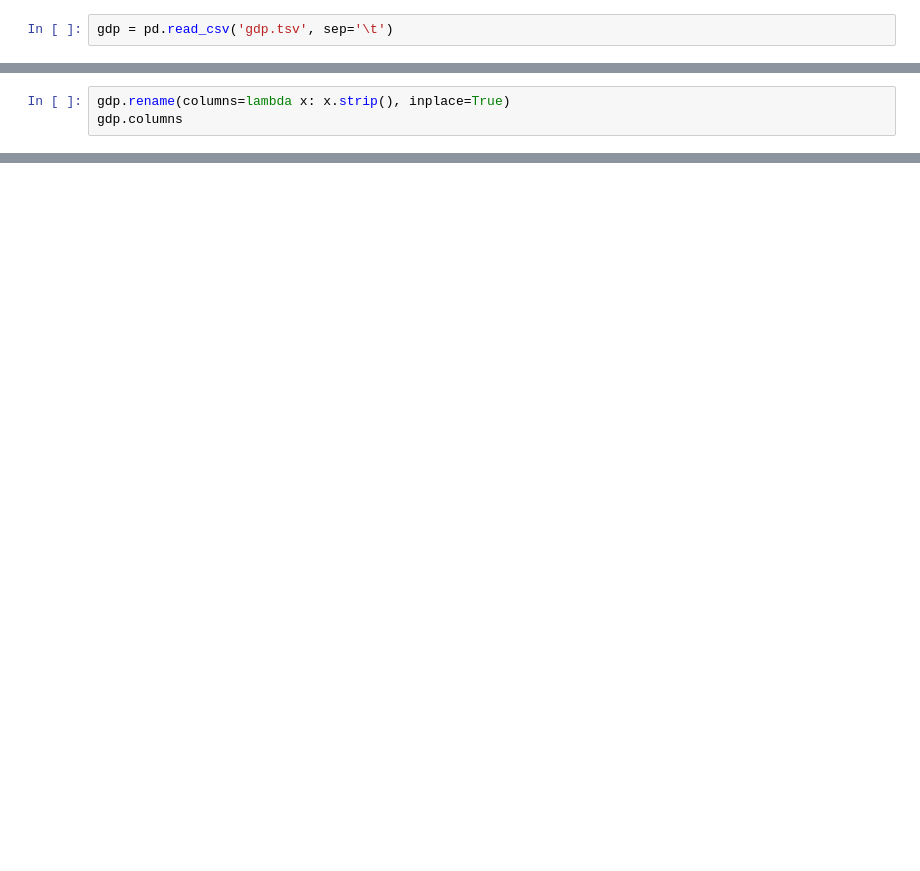
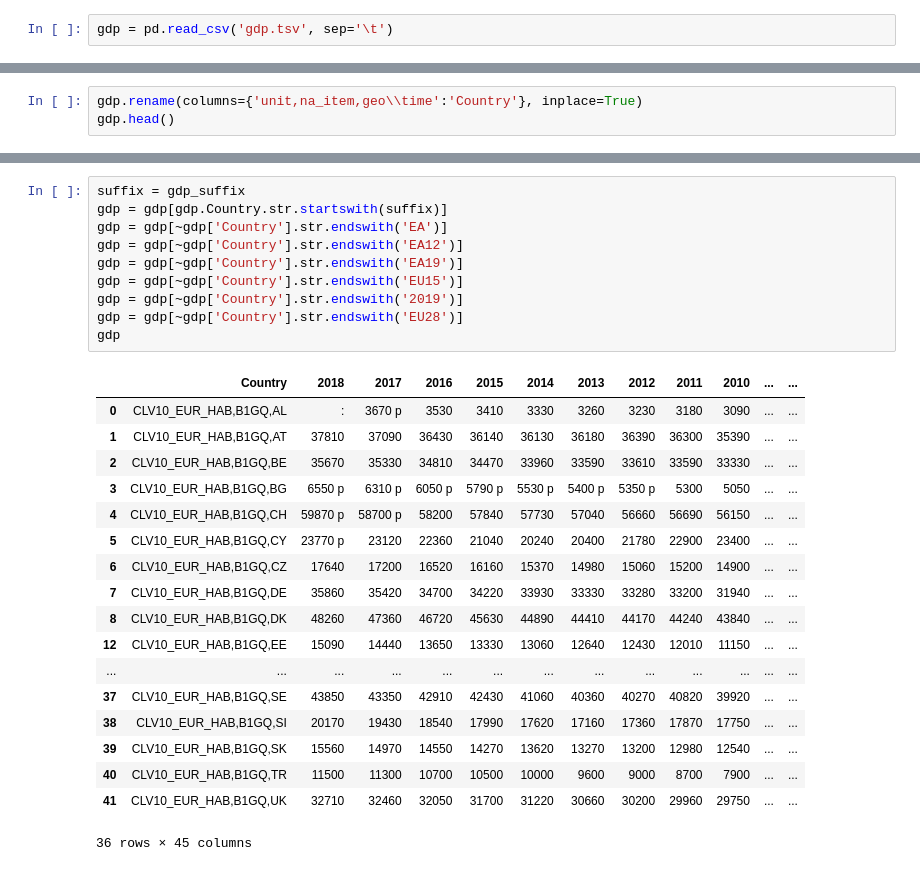
Before and after one commit to mateuszskiba/artificial-life1, a Jupyter notebook: Data/Data - EU countries.ipynb, the cells around one changed output, grey strips where cells are left out. Cells and saved outputs as stored; diff of their text form; blank space fills up the shorter version.

```diff
--- a/Data/Data - EU countries.ipynb
+++ b/Data/Data - EU countries.ipynb
@@ -54,4 +134,4 @@ gdp.head()
 # %%
-gdp.rename(columns=lambda x: x.strip(), inplace=True)
-gdp.columns
+gdp.rename(columns={'unit,na_item,geo\\time':'Country'}, inplace=True)
+gdp.head()
 # %% [output]
@@ -60,0 +145,29 @@ Index(['na_item,ppp_cat,geo\time', '2007', '2008', '2009', '2010', '2011',
+# %%
+suffix = gdp_suffix
+gdp = gdp[gdp.Country.str.startswith(suffix)]
+gdp = gdp[~gdp['Country'].str.endswith('EA')]
+gdp = gdp[~gdp['Country'].str.endswith('EA12')]
+gdp = gdp[~gdp['Country'].str.endswith('EA19')]
+gdp = gdp[~gdp['Country'].str.endswith('EU15')]
+gdp = gdp[~gdp['Country'].str.endswith('2019')]
+gdp = gdp[~gdp['Country'].str.endswith('EU28')]
+gdp
+# %% [output]
+|  | Country | 2018 | 2017 | 2016 | 2015 | 2014 | 2013 | 2012 | 2011 | 2010 | ... | ... |
+| 0 | CLV10_EUR_HAB,B1GQ,AL | : | 3670 p | 3530 | 3410 | 3330 | 3260 | 3230 | 3180 | 3090 | ... | ... |
+| 1 | CLV10_EUR_HAB,B1GQ,AT | 37810 | 37090 | 36430 | 36140 | 36130 | 36180 | 36390 | 36300 | 35390 | ... | ... |
+| 2 | CLV10_EUR_HAB,B1GQ,BE | 35670 | 35330 | 34810 | 34470 | 33960 | 33590 | 33610 | 33590 | 33330 | ... | ... |
+| 3 | CLV10_EUR_HAB,B1GQ,BG | 6550 p | 6310 p | 6050 p | 5790 p | 5530 p | 5400 p | 5350 p | 5300 | 5050 | ... | ... |
+| 4 | CLV10_EUR_HAB,B1GQ,CH | 59870 p | 58700 p | 58200 | 57840 | 57730 | 57040 | 56660 | 56690 | 56150 | ... | ... |
+| 5 | CLV10_EUR_HAB,B1GQ,CY | 23770 p | 23120 | 22360 | 21040 | 20240 | 20400 | 21780 | 22900 | 23400 | ... | ... |
+| 6 | CLV10_EUR_HAB,B1GQ,CZ | 17640 | 17200 | 16520 | 16160 | 15370 | 14980 | 15060 | 15200 | 14900 | ... | ... |
+| 7 | CLV10_EUR_HAB,B1GQ,DE | 35860 | 35420 | 34700 | 34220 | 33930 | 33330 | 33280 | 33200 | 31940 | ... | ... |
+| 8 | CLV10_EUR_HAB,B1GQ,DK | 48260 | 47360 | 46720 | 45630 | 44890 | 44410 | 44170 | 44240 | 43840 | ... | ... |
+| 12 | CLV10_EUR_HAB,B1GQ,EE | 15090 | 14440 | 13650 | 13330 | 13060 | 12640 | 12430 | 12010 | 11150 | ... | ... |
+| ... | ... | ... | ... | ... | ... | ... | ... | ... | ... | ... | ... | ... |
+| 37 | CLV10_EUR_HAB,B1GQ,SE | 43850 | 43350 | 42910 | 42430 | 41060 | 40360 | 40270 | 40820 | 39920 | ... | ... |
+| 38 | CLV10_EUR_HAB,B1GQ,SI | 20170 | 19430 | 18540 | 17990 | 17620 | 17160 | 17360 | 17870 | 17750 | ... | ... |
+| 39 | CLV10_EUR_HAB,B1GQ,SK | 15560 | 14970 | 14550 | 14270 | 13620 | 13270 | 13200 | 12980 | 12540 | ... | ... |
+| 40 | CLV10_EUR_HAB,B1GQ,TR | 11500 | 11300 | 10700 | 10500 | 10000 | 9600 | 9000 | 8700 | 7900 | ... | ... |
+| 41 | CLV10_EUR_HAB,B1GQ,UK | 32710 | 32460 | 32050 | 31700 | 31220 | 30660 | 30200 | 29960 | 29750 | ... | ... |
+36 rows × 45 columns
```
Also changed, not shown: parts of 46 cells of this notebook, 5 other files.
